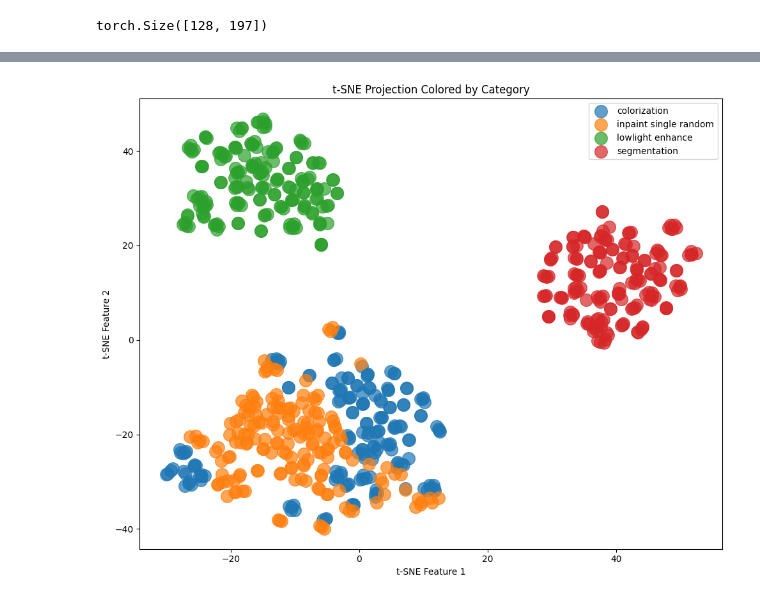
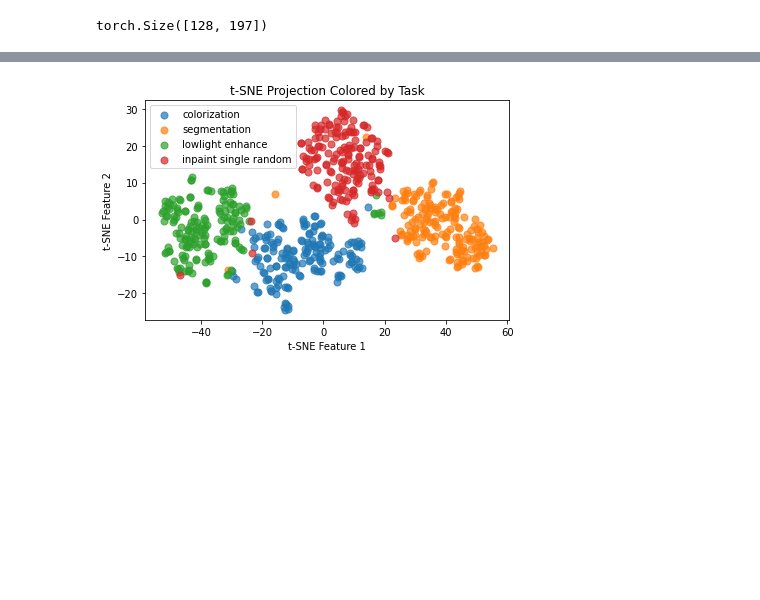
Before and after one commit to alhojel/visual_task_vectors, a Jupyter notebook: analyze_attention_reprs.ipynb, the cells around one changed output, grey strips where cells are left out. Saved outputs shown, nothing was run; the diff lists cells and outputs as text; code cells hidden in the pictures; blank space fills up the shorter version.

```diff
--- a/analyze_attention_reprs.ipynb
+++ b/analyze_attention_reprs.ipynb
@@ -623,0 +733,14 @@ layer = 1 - 1
+# %%
+encoder_metric_holder = []
+head = 11
+layer = 21
+data = []
+labels = []
+for pass_name, pass_data in data_store.items():
+    for label_name, item in pass_data.items():
+        data.append(item[layer,:,head])
+        labels.append(label_name)
+# %%
+tensors = torch.tensor(np.array(data))
+# %%
+labels_list = labels
@@ -624,10 +755,11 @@ layer = 1 - 1
 # %%
-all_latents = tensors[:,layer,:,head,:].reshape(680,197*32).numpy()
+all_latents = tensors[:,0].numpy()#.reshape(680,49*1024).numpy()
+#all_latents = np.array(tensors[:,q1])
 
 pca = PCA(n_components=2)
 pca_focus_result = pca.fit_transform(np.array(all_latents))
 
-for category in ["colorization", "inpaint single random", "lowlight enhance", "segmentation"]:
+for category in list(set(labels_list)):
     # Select rows that belong to the current category
     indices = np.array(labels_list) == category  # Ensure labels_list is in a compatible format
     plt.scatter(pca_focus_result[indices, 0], pca_focus_result[indices, 1], s=50, alpha=0.7, label=category)  # Adjusted marker size
@@ -645,26 +777,25 @@ plt.show()
 # %%
-
 from sklearn.manifold import TSNE
 
 tsne = TSNE(n_components=2, random_state=42)
 features_2d = tsne.fit_transform(np.array(all_latents))
 
-# Create a scatter plot
-plt.figure(figsize=(10, 8))
-for category in ["colorization", "inpaint single random", "lowlight enhance", "segmentation"]:
+# Create a scatter plot with larger fonts and legend
+for category in list(set(labels_list)):
     # Select rows that belong to the current category
     indices = np.array(labels_list) == category
-    plt.scatter(features_2d[indices, 0], features_2d[indices, 1], 200, alpha=0.7, label=category)
+    plt.scatter(features_2d[indices, 0], features_2d[indices, 1], 50, alpha=0.7, label=category)
 
-# Add plot title, labels, and legend
-plt.title('t-SNE Projection Colored by Category')
+# Add plot title, labels, and legend with larger fonts
+plt.title('t-SNE Projection Colored by Task')
 plt.xlabel('t-SNE Feature 1')
 plt.ylabel('t-SNE Feature 2')
-plt.legend()  # Places the legend to the right of the plot
+plt.legend()
+ # Increase the legend marker size
 
 # Adjust layout to make room for the legend
 plt.tight_layout()
 # Show the plot
 plt.show()
 # %% [output]
-[figure, old version]
+[figure, new version]
```
Also changed, not shown: parts of 99 cells of this notebook, 11 other files.
